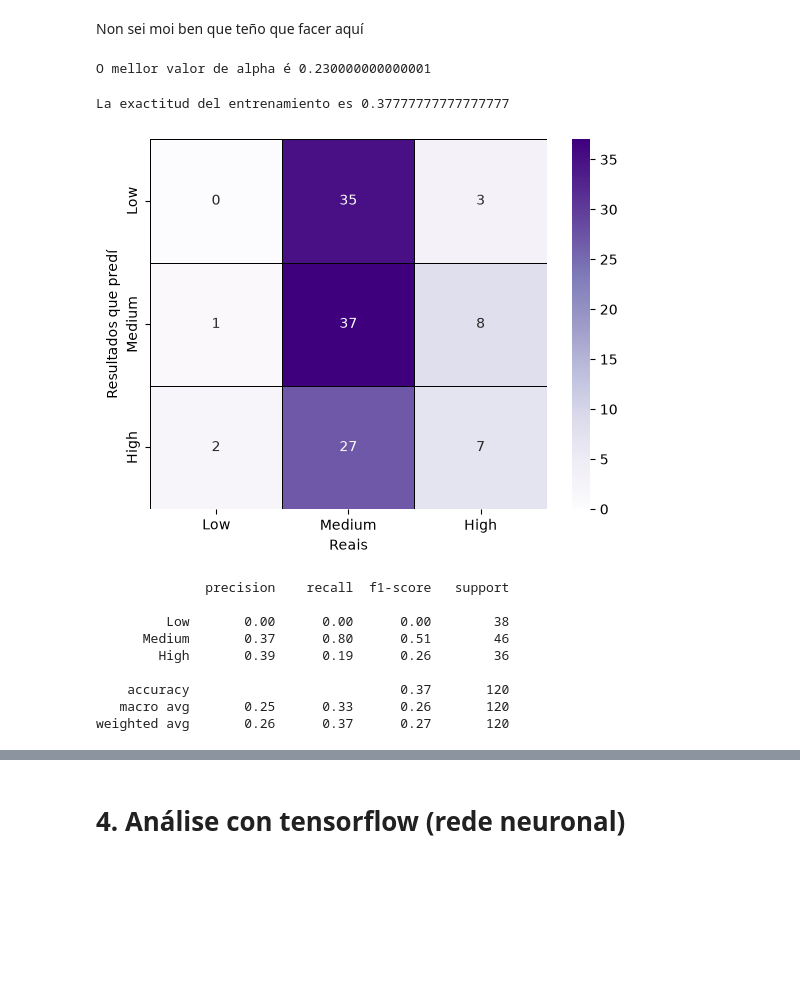
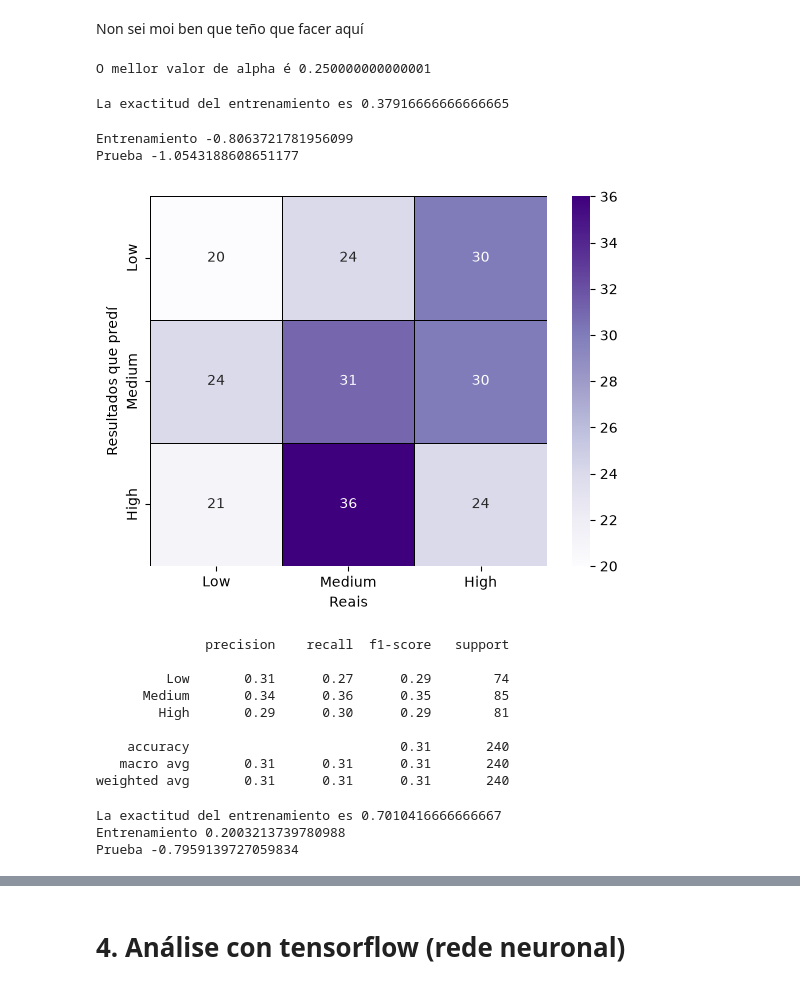
Before and after one commit to sebastian-taboas/Biophysics, a Jupyter notebook: traballo1_redes_neuronais/rede_neuronal_mala.ipynb, the cells around one changed output, grey strips where cells are left out. Cells and saved outputs as stored; diff of their text form; code cells hidden in the pictures; blank space fills up the shorter version.

Commit message:
Cambiei a base de datos a unha de cafeína e riscos cardíacos e vaime bastante ben. Conseguín un modelo eficiente que predice bastante ben. Cambios necesarios comentados nas primeiras liñas do código

```diff
--- a/traballo1_redes_neuronais/rede_neuronal.ipynb
+++ b/traballo1_redes_neuronais/rede_neuronal_mala.ipynb
@@ -336,18 +336,18 @@ y3 = y_scaler.fit_transform(y_lon)
 # %%
-from sklearn.model_selection import train_test_split
-x1_train, x1_test, y1_train, y1_test = train_test_split(x1, y1, test_size=0.15, random_state=100)
-x2_train, x2_test, y2_train, y2_test = train_test_split(x2, y2, test_size=0.20, random_state=100)
-x3_train, x3_test, y3_train, y3_test = train_test_split(x3, y3, test_size=0.20, random_state=100)
+# from sklearn.model_selection import train_test_split
+# x1_train, x1_test, y1_train, y1_test = train_test_split(x1, y1, test_size=0.15, random_state=100)
+# x2_train, x2_test, y2_train, y2_test = train_test_split(x2, y2, test_size=0.20, random_state=100)
+# x3_train, x3_test, y3_train, y3_test = train_test_split(x3, y3, test_size=0.20, random_state=100)
 
-from sklearn.svm import SVR
-svr_rbf = SVR(kernel='rbf', C=100, gamma=0.1, epsilon=.1)
-svr_lin = SVR(kernel='linear', C=100, gamma='scale')
-svr_poly = SVR(kernel='poly', C=100, gamma='auto', degree=3, epsilon=.1, coef0=1)
+# from sklearn.svm import SVR
+# svr_rbf = SVR(kernel='rbf', C=100, gamma=0.1, epsilon=.1)
+# svr_lin = SVR(kernel='linear', C=100, gamma='scale')
+# svr_poly = SVR(kernel='poly', C=100, gamma='auto', degree=3, epsilon=.1, coef0=1)
 # %%
 from sklearn import linear_model
 from sklearn.model_selection import cross_val_score
 
-y1_train_class = np.rint(y1_train.ravel() * 2).astype(int)
+# y1_train_class = np.rint(y1_train.ravel() * 2).astype(int) # non me debería facer falta porque xa non renormalizo as y's
 
 alpha = np.arange(1e-15, 1, 0.005)
 val_scores = np.zeros(len(alpha))
@@ -356,17 +356,17 @@ for i, a in enumerate(alpha):
     model_cross = linear_model.SGDClassifier(
             loss='hinge', penalty='l2', alpha=a, random_state=100
         )
-    score = cross_val_score(model_cross, x1_train, y1_train_class, cv=5)
+    score = cross_val_score(model_cross, x1_train_scaled, y1_train, cv=5)
     val_scores[i] = score.mean()
 
 ind = np.argmax(val_scores)
 print('O mellor valor de alpha é', alpha[ind])
 # %% [output]
-O mellor valor de alpha é 0.230000000000001
+O mellor valor de alpha é 0.250000000000001
 # %%
 model_star = linear_model.SGDClassifier(loss='hinge', penalty='l2', alpha=alpha[ind])
-model_trained = model_star.fit(x1_train, y1_train_class)
+model_trained = model_star.fit(x1_train_scaled, y1_train)
 
-print('La exactitud del entrenamiento es', model_trained.score(x1_train, y1_train_class))
+print('La exactitud del entrenamiento es', model_trained.score(x1_train_scaled, y1_train))
 # %% [output]
-La exactitud del entrenamiento es 0.37777777777777777
+La exactitud del entrenamiento es 0.37916666666666665
@@ -376,32 +373,63 @@ y_hat_test_1 = model_trained.predict(x1_test)
+# %%
+y_hat_train_1 = model_trained.predict(x1_train_scaled)
+y_hat_test_1 = model_trained.predict(x1_test_scaled)
+
+from sklearn.metrics import r2_score
+print("Entrenamiento", r2_score(y1_train, y_hat_train_1))
+print("Prueba", r2_score(y1_test, y_hat_test_1))
+# %% [output]
+Entrenamiento -0.8063721781956099
+Prueba -1.0543188608651177
 # %%
 from sklearn.metrics import confusion_matrix
 
-y1_test_class = np.rint(y1_test.ravel() * 2).astype(int)
-cm_1 = confusion_matrix(y1_test_class, y_hat_test_1, labels=[0,1,2])
+cm_1 = confusion_matrix(y1_test, y_hat_test_1, labels=[0,1,2])
 
 labels_1 = ['Low', 'Medium', 'High']
 sns.heatmap(cm_1, cmap='Purples', annot=True, fmt='d', linewidths=0.5, linecolor='black', xticklabels=labels_1, yticklabels=labels_1) #Graficamos la matriz de confusión en escala de colores violeta, hacemos que aparezcan los valores de los resultados (en forma de números enteros) y sus clases y que la separación de los resultados sea una línea negra
 plt.ylabel('Resultados que predí') #Ponemos título al eje y
 plt.xlabel('Reais') #Ponemos título al eje x
 plt.show() #Hacemos que se muestre el mapa de calor
 
 from sklearn.metrics import classification_report
 
 print(
     classification_report(
-        y1_test_class,
+        y1_test,
         y_hat_test_1,
         target_names=['Low', 'Medium', 'High']
     )
 )
 # %% [output]
-[figure, old version]
+[figure, new version]
               precision    recall  f1-score   support
 
-         Low       0.00      0.00      0.00        38
-      Medium       0.37      0.80      0.51        46
-        High       0.39      0.19      0.26        36
+         Low       0.31      0.27      0.29        74
+      Medium       0.34      0.36      0.35        85
+        High       0.29      0.30      0.29        81
 
-    accuracy                           0.37       120
-   macro avg       0.25      0.33      0.26       120
-weighted avg       0.26      0.37      0.27       120
+    accuracy                           0.31       240
+   macro avg       0.31      0.31      0.31       240
+weighted avg       0.31      0.31      0.31       240
+# %%
+from sklearn.svm import SVC
+
+model = SVC(
+    kernel='rbf',
+    C=1.0,
+    gamma='scale'
+)
+
+model_trained2 = model.fit(x1_train_scaled, y1_train)
+
+print('La exactitud del entrenamiento es', model_trained2.score(x1_train_scaled, y1_train))
+
+y_hat_train_2 = model_trained2.predict(x1_train_scaled)
+y_hat_test_2 = model_trained2.predict(x1_test_scaled)
+
+print("Entrenamiento", r2_score(y1_train, y_hat_train_2))
+print("Prueba", r2_score(y1_test, y_hat_test_2))
+# %% [output]
+La exactitud del entrenamiento es 0.7010416666666667
+Entrenamiento 0.2003213739780988
+Prueba -0.7959139727059834
```
Also changed, not shown: parts of 7 cells of this notebook, 3 other files.
